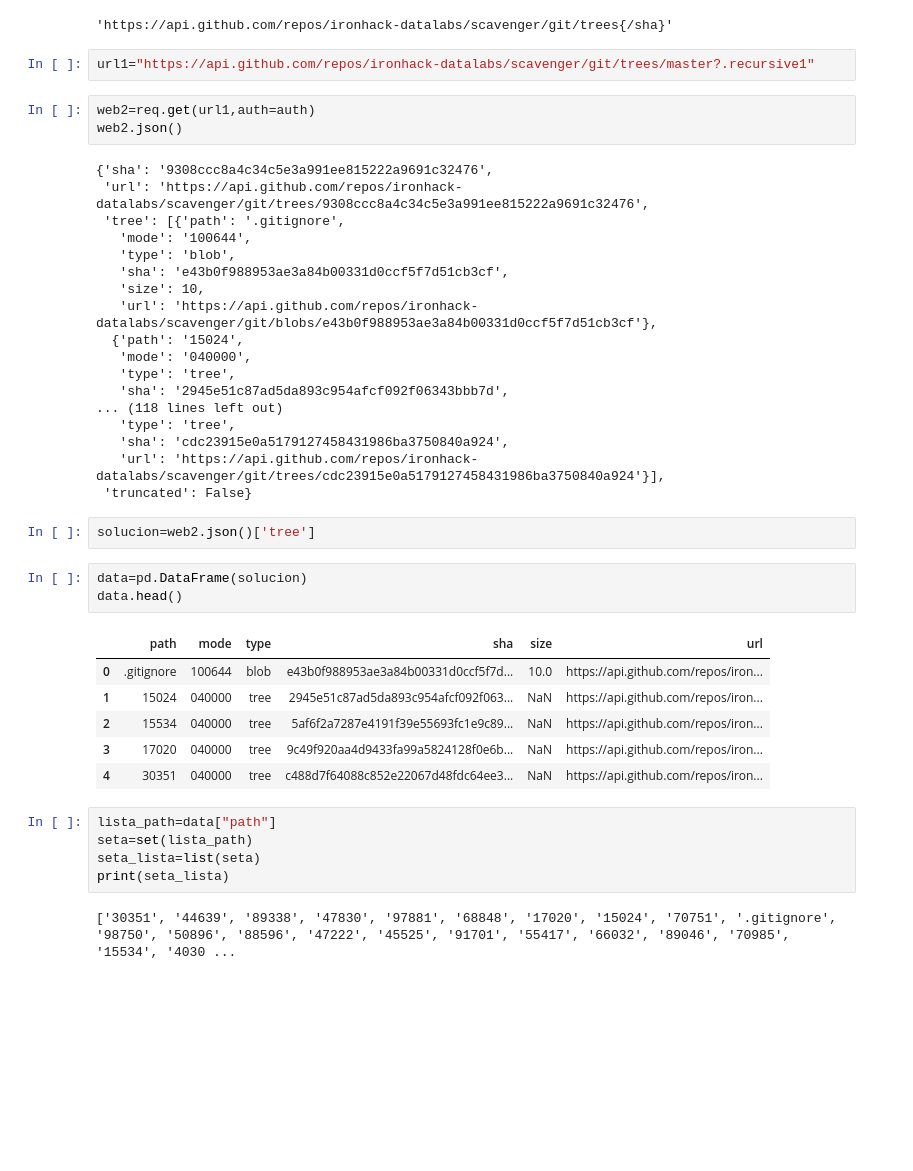
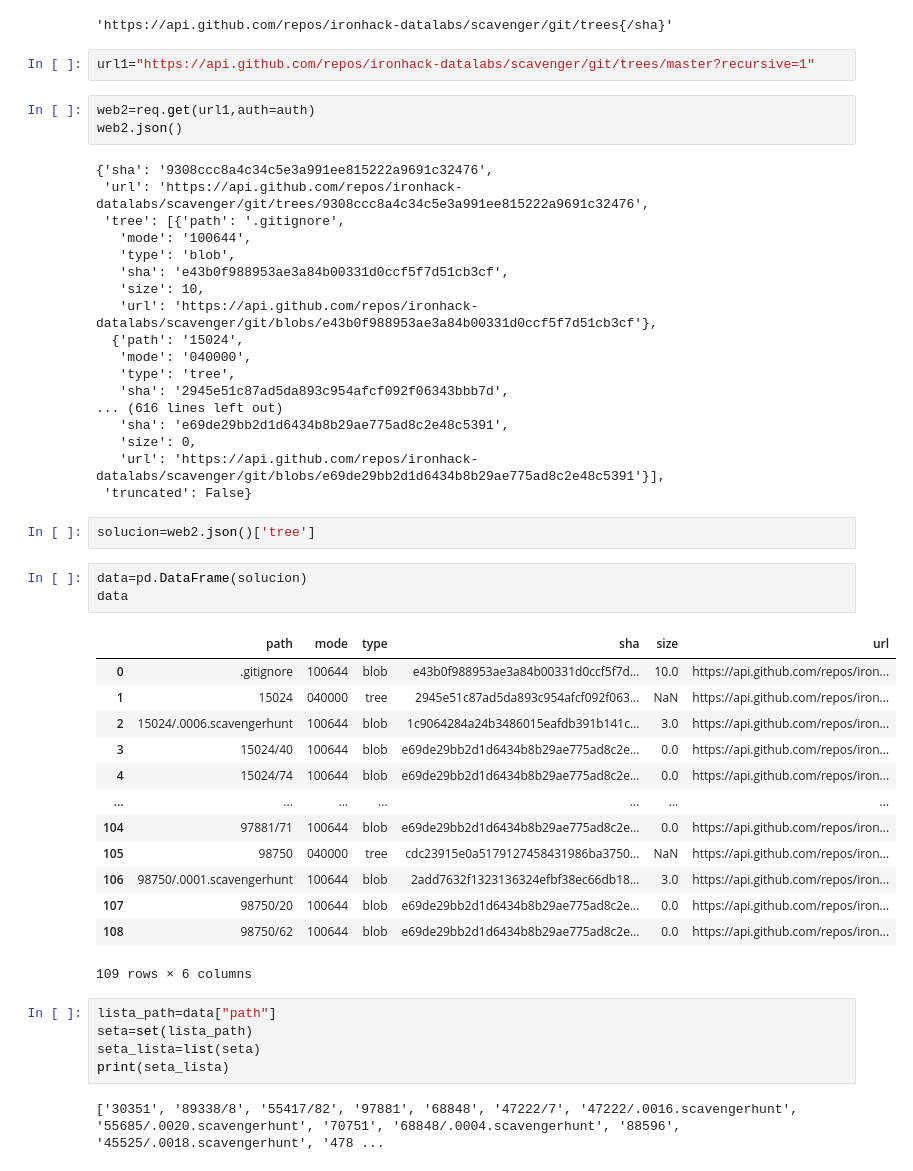
Before and after one commit to Ironhack-Data-Madrid-Enero-2022/lab-api-scavenger-game, a Jupyter notebook: your-code/challenge-3.ipynb, the cells around one changed output. Saved outputs shown, nothing was run; the diff lists cells and outputs as text; blank space fills up the shorter version.

```diff
--- a/your-code/challenge-3.ipynb
+++ b/your-code/challenge-3.ipynb
@@ -47,7 +47,7 @@ web1_tress
 # %% [output]
 'https://api.github.com/repos/ironhack-datalabs/scavenger/git/trees{/sha}'
 # %%
-url1="https://api.github.com/repos/ironhack-datalabs/scavenger/git/trees/master?.recursive1"
+url1="https://api.github.com/repos/ironhack-datalabs/scavenger/git/trees/master?recursive=1"
 # %%
 web2=req.get(url1,auth=auth)
 web2.json()
@@ -64,30 +64,37 @@ web2.json()
    'mode': '040000',
    'type': 'tree',
    'sha': '2945e51c87ad5da893c954afcf092f06343bbb7d',
-... (118 lines left out)
-   'type': 'tree',
-   'sha': 'cdc23915e0a5179127458431986ba3750840a924',
-   'url': 'https://api.github.com/repos/ironhack-datalabs/scavenger/git/trees/cdc23915e0a5179127458431986ba3750840a924'}],
+... (616 lines left out)
+   'sha': 'e69de29bb2d1d6434b8b29ae775ad8c2e48c5391',
+   'size': 0,
+   'url': 'https://api.github.com/repos/ironhack-datalabs/scavenger/git/blobs/e69de29bb2d1d6434b8b29ae775ad8c2e48c5391'}],
  'truncated': False}
 # %%
 solucion=web2.json()['tree']
 # %%
 data=pd.DataFrame(solucion)
-data.head()
+data
 # %% [output]
 |  | path | mode | type | sha | size | url |
 | 0 | .gitignore | 100644 | blob | e43b0f988953ae3a84b00331d0ccf5f7d... | 10.0 | https://api.github.com/repos/iron... |
 | 1 | 15024 | 040000 | tree | 2945e51c87ad5da893c954afcf092f063... | NaN | https://api.github.com/repos/iron... |
-| 2 | 15534 | 040000 | tree | 5af6f2a7287e4191f39e55693fc1e9c89... | NaN | https://api.github.com/repos/iron... |
-| 3 | 17020 | 040000 | tree | 9c49f920aa4d9433fa99a5824128f0e6b... | NaN | https://api.github.com/repos/iron... |
-| 4 | 30351 | 040000 | tree | c488d7f64088c852e22067d48fdc64ee3... | NaN | https://api.github.com/repos/iron... |
+| 2 | 15024/.0006.scavengerhunt | 100644 | blob | 1c9064284a24b3486015eafdb391b141c... | 3.0 | https://api.github.com/repos/iron... |
+| 3 | 15024/40 | 100644 | blob | e69de29bb2d1d6434b8b29ae775ad8c2e... | 0.0 | https://api.github.com/repos/iron... |
+| 4 | 15024/74 | 100644 | blob | e69de29bb2d1d6434b8b29ae775ad8c2e... | 0.0 | https://api.github.com/repos/iron... |
+| ... | ... | ... | ... | ... | ... | ... |
+| 104 | 97881/71 | 100644 | blob | e69de29bb2d1d6434b8b29ae775ad8c2e... | 0.0 | https://api.github.com/repos/iron... |
+| 105 | 98750 | 040000 | tree | cdc23915e0a5179127458431986ba3750... | NaN | https://api.github.com/repos/iron... |
+| 106 | 98750/.0001.scavengerhunt | 100644 | blob | 2add7632f1323136324efbf38ec66db18... | 3.0 | https://api.github.com/repos/iron... |
+| 107 | 98750/20 | 100644 | blob | e69de29bb2d1d6434b8b29ae775ad8c2e... | 0.0 | https://api.github.com/repos/iron... |
+| 108 | 98750/62 | 100644 | blob | e69de29bb2d1d6434b8b29ae775ad8c2e... | 0.0 | https://api.github.com/repos/iron... |
+109 rows × 6 columns
 # %%
 lista_path=data["path"]
 seta=set(lista_path)
 seta_lista=list(seta)
 print(seta_lista)
 # %% [output]
-['30351', '44639', '89338', '47830', '97881', '68848', '17020', '15024', '70751', '.gitignore', '98750', '50896', '88596', '47222', '45525', '91701', '55417', '66032', '89046', '70985', '15534', '4030 ...
+['30351', '89338/8', '55417/82', '97881', '68848', '47222/7', '47222/.0016.scavengerhunt', '55685/.0020.scavengerhunt', '70751', '68848/.0004.scavengerhunt', '88596', '45525/.0018.scavengerhunt', '478 ...
 # %%
 len(seta_lista)
 #he creado una lista de los path para luego sacar los path que son las carpetas que luego contienen los secret files pero
```
Also changed, not shown: parts of 2 cells of this notebook, 1 other file.
